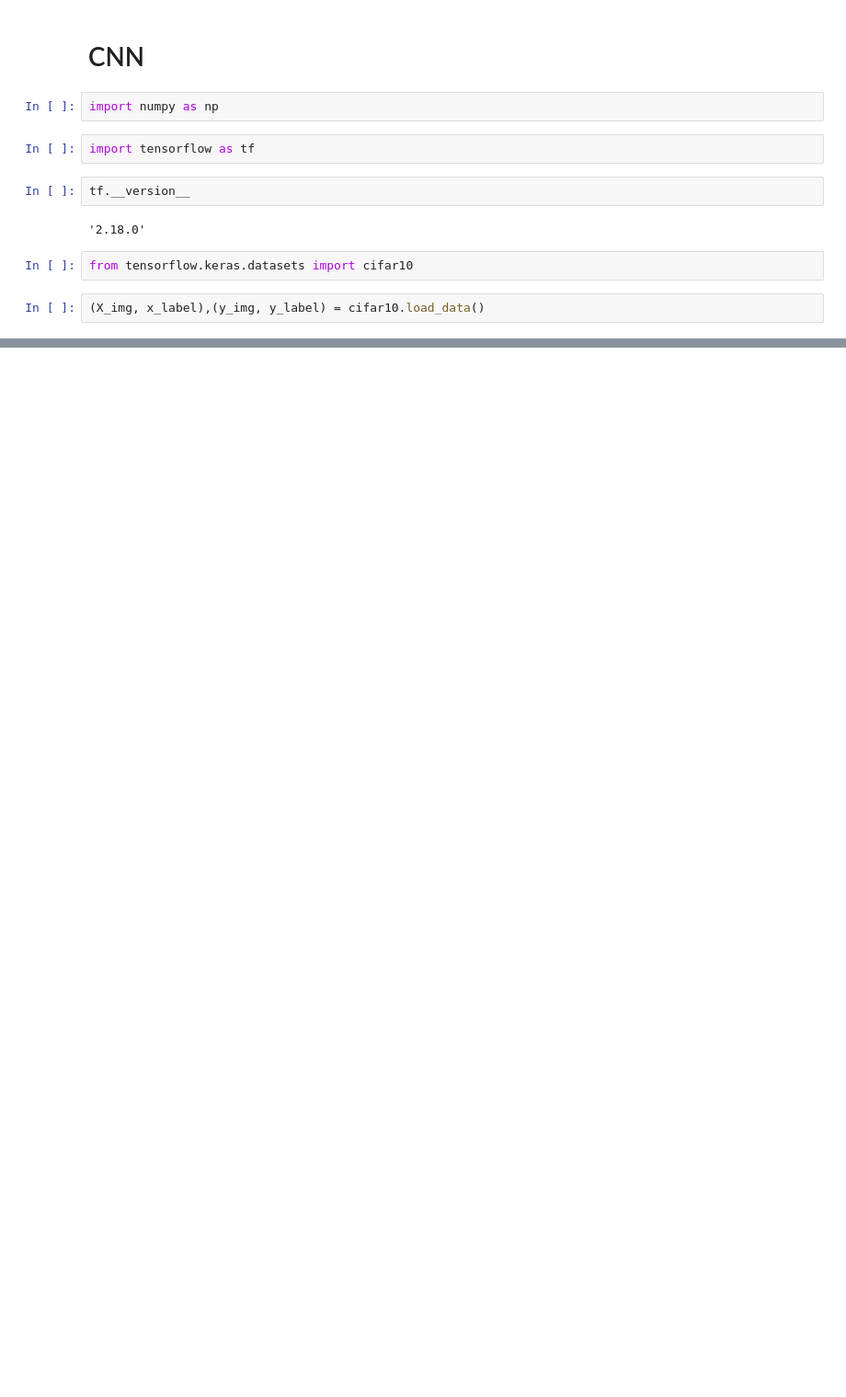
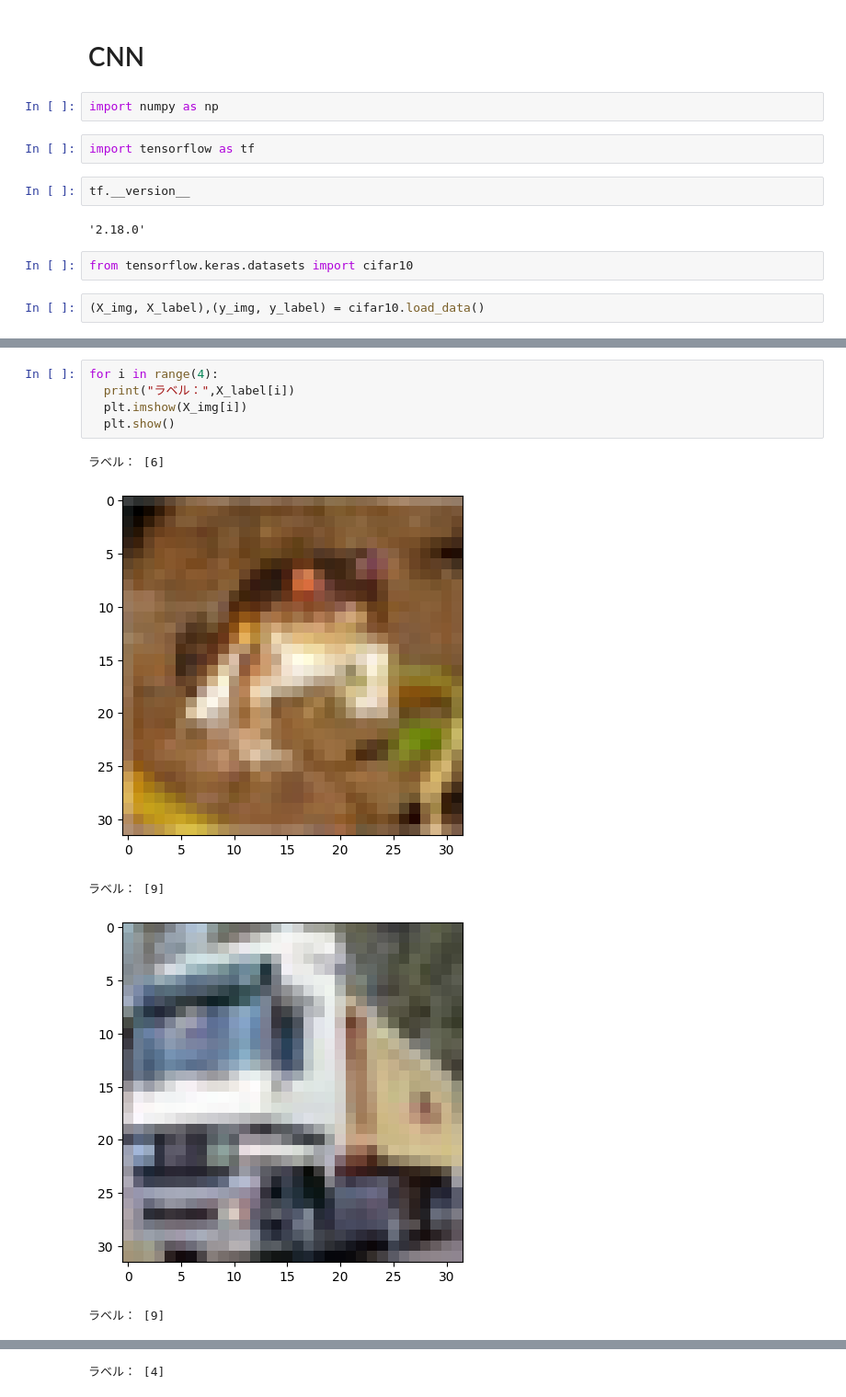
Before and after one commit to jasmine-tokudome/python-practice, a Jupyter notebook: Python_25.ipynb, the cells around one changed output, grey strips where cells are left out. Shown at 92% size. Saved outputs shown, nothing was run; the diff lists cells and outputs as text; blank space fills up the shorter version.

```diff
--- a/Python_25.ipynb
+++ b/Python_25.ipynb
@@ -13,6 +13,6 @@ tf.__version__
 # %%
 from tensorflow.keras.datasets import cifar10
 # %%
-(X_img, x_label),(y_img, y_label) = cifar10.load_data()
+(X_img, X_label),(y_img, y_label) = cifar10.load_data()
 # %% [output]
 Downloading data from https://www.cs.toronto.edu/~kriz/cifar-10-python.tar.gz
@@ -19,0 +26,11 @@ Downloading data from https://www.cs.toronto.edu/~kriz/cifar-10-python.tar.gz
+# %%
+for i in range(4):
+  print("ラベル：",X_label[i])
+  plt.imshow(X_img[i])
+  plt.show()
+# %% [output]
+ラベル： [6]
+[figure, added]
+ラベル： [9]
+[figure, added]
+ラベル： [9]
@@ -19,0 +38 @@ Downloading data from https://www.cs.toronto.edu/~kriz/cifar-10-python.tar.gz
+ラベル： [4]
```
Also changed, not shown: parts of 4 cells of this notebook.
